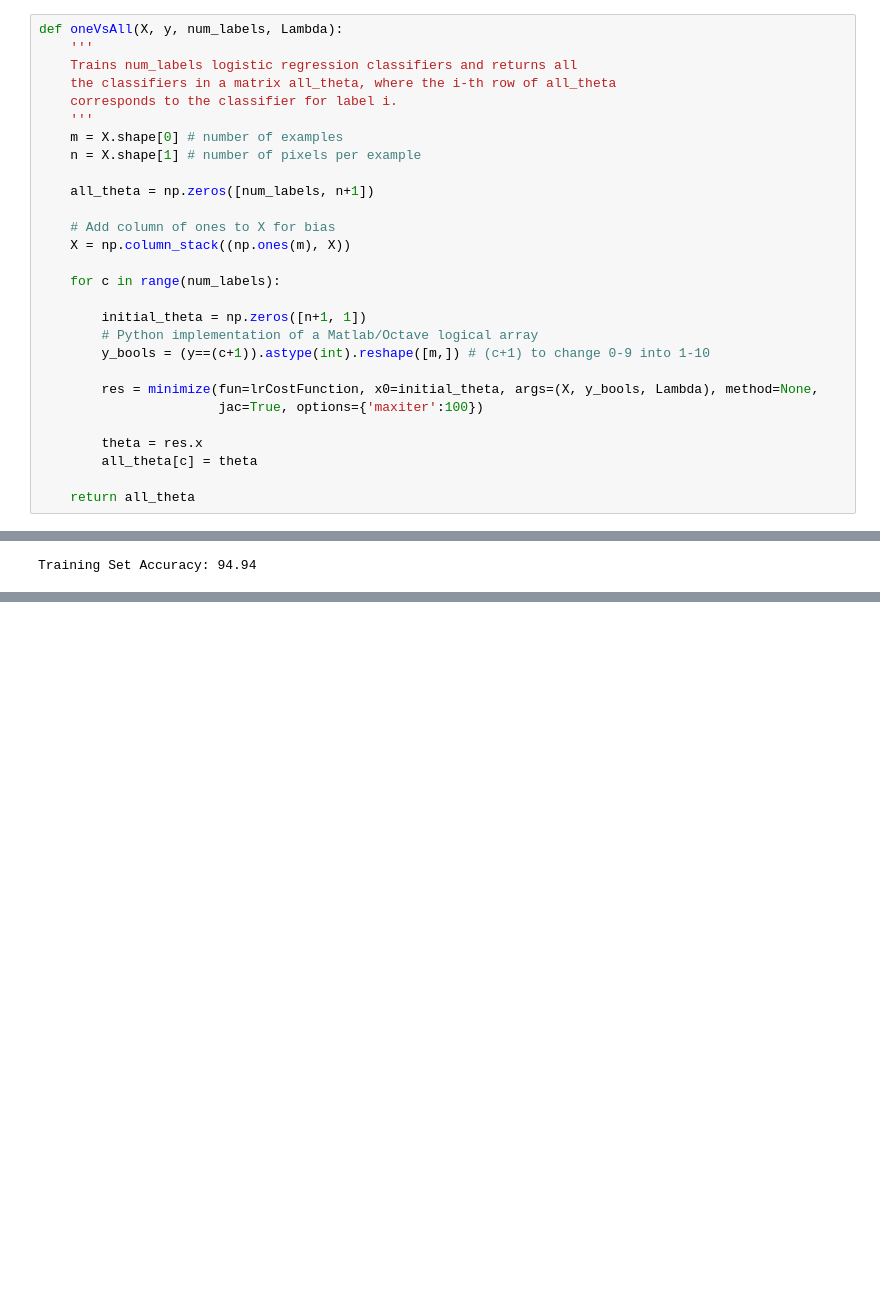
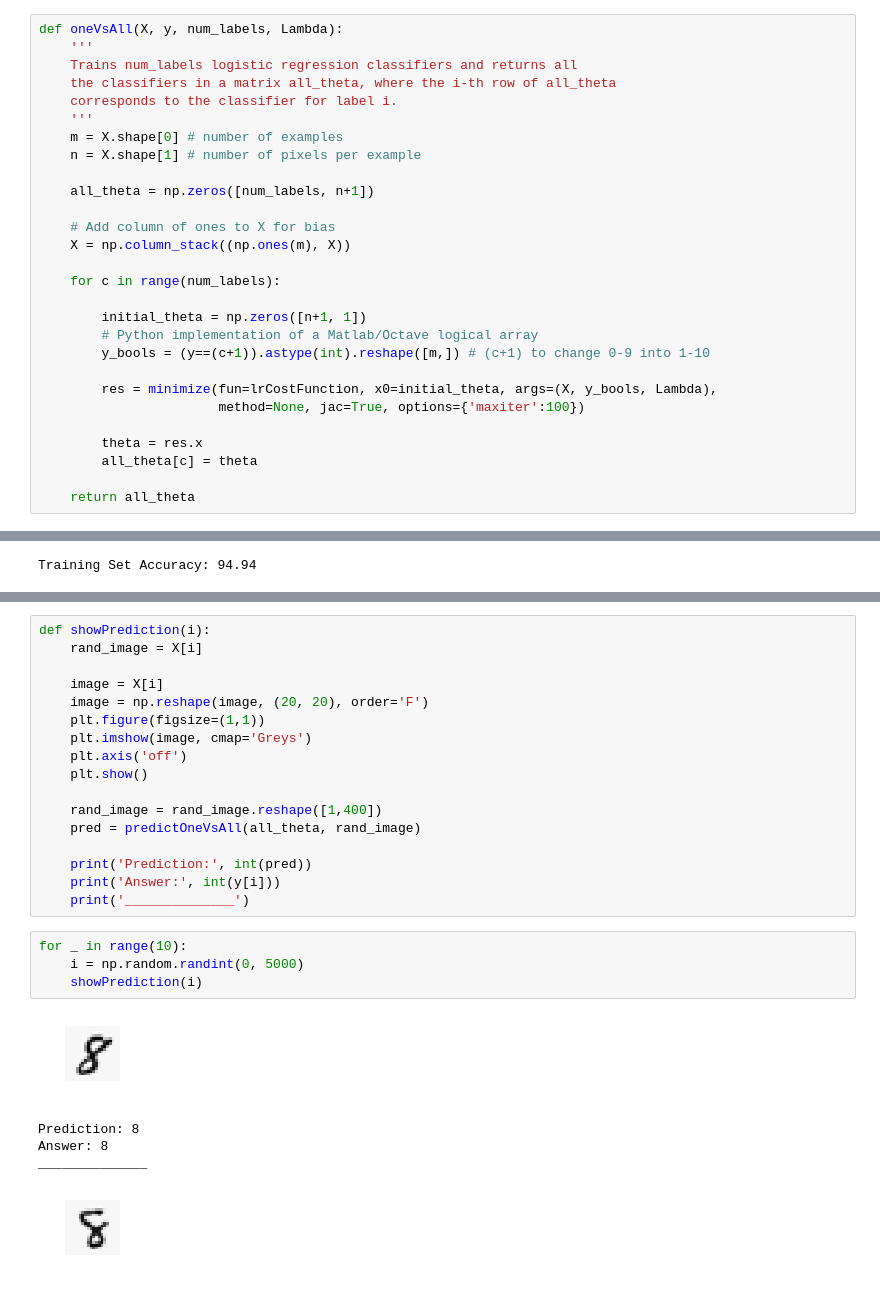
Before and after one commit to ZER-0-NE/Ng_ML, a Jupyter notebook: ex3/1_Multi-class_classification.ipynb, the cells around one changed output, grey strips where cells are left out. Drawn from its saved outputs; the diff is of its cells as text; blank space fills up the shorter version.

Commit message:
Added prediction display

```diff
--- a/ex3/1_Multi-class_classification.ipynb
+++ b/ex3/1_Multi-class_classification.ipynb
@@ -189,8 +189,8 @@ def oneVsAll(X, y, num_labels, Lambda):
         # Python implementation of a Matlab/Octave logical array
         y_bools = (y==(c+1)).astype(int).reshape([m,]) # (c+1) to change 0-9 into 1-10
 
-        res = minimize(fun=lrCostFunction, x0=initial_theta, args=(X, y_bools, Lambda), method=None,
-                       jac=True, options={'maxiter':100})
+        res = minimize(fun=lrCostFunction, x0=initial_theta, args=(X, y_bools, Lambda),
+                       method=None, jac=True, options={'maxiter':100})
 
         theta = res.x
         all_theta[c] = theta
@@ -233,0 +236,27 @@ Training Set Accuracy: 94.94
+# %%
+def showPrediction(i):
+    rand_image = X[i]
+
+    image = X[i]
+    image = np.reshape(image, (20, 20), order='F')
+    plt.figure(figsize=(1,1))
+    plt.imshow(image, cmap='Greys')
+    plt.axis('off')
+    plt.show()
+
+    rand_image = rand_image.reshape([1,400])
+    pred = predictOneVsAll(all_theta, rand_image)
+
+    print('Prediction:', int(pred))
+    print('Answer:', int(y[i]))
+    print('______________')
+# %%
+for _ in range(10):
+    i = np.random.randint(0, 5000)
+    showPrediction(i)
+# %% [output]
+[figure, added]
+Prediction: 8
+Answer: 8
+______________
+[figure, added]
```
Also changed, not shown: parts of 4 cells of this notebook.
